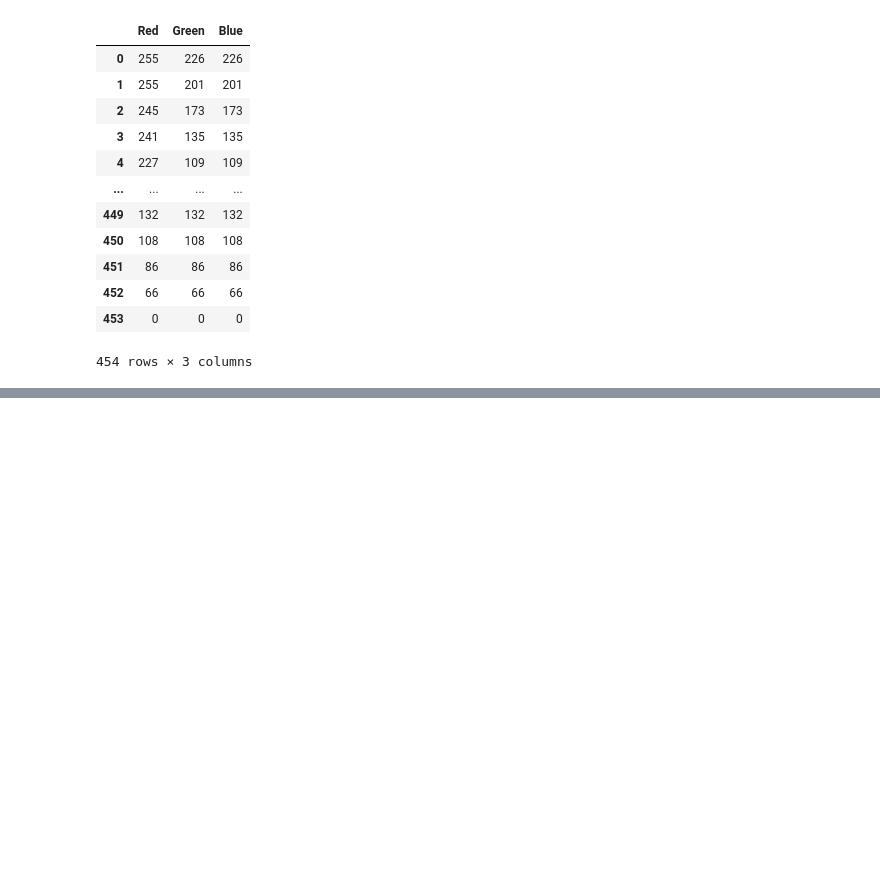
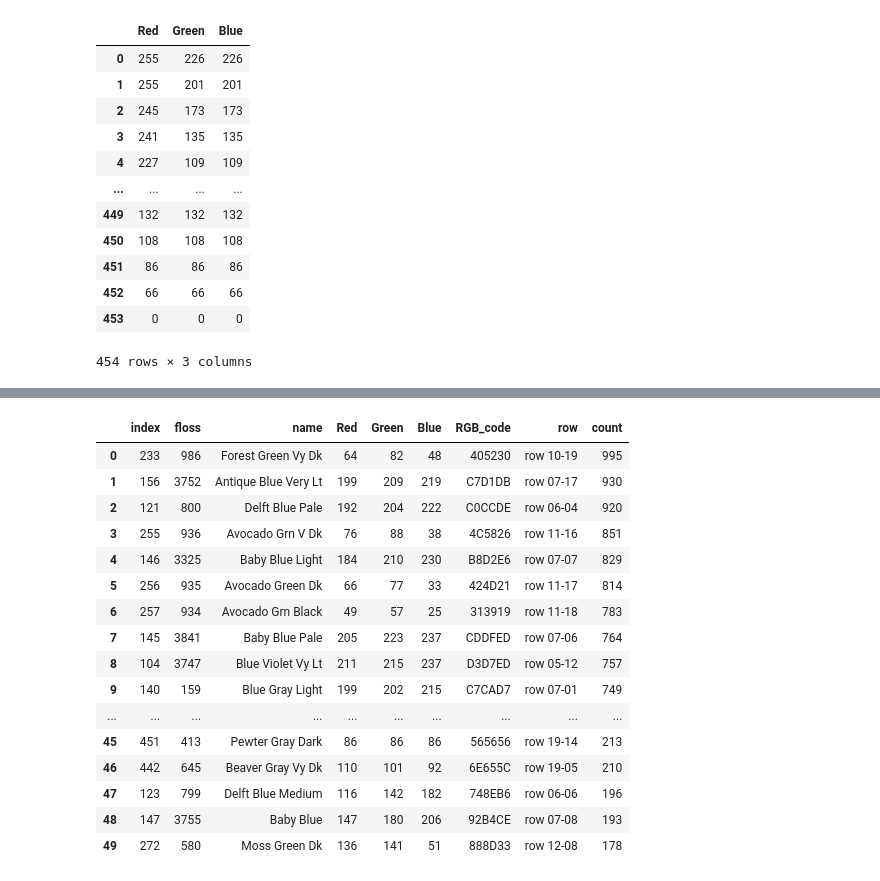
Before and after one commit to barbadosaloe/Dissertation, a Jupyter notebook: try.ipynb, the cells around one changed output, grey strips where cells are left out. Cells and saved outputs as stored; diff of their text form; code cells hidden in the pictures; blank space fills up the shorter version.

```diff
--- a/try.ipynb
+++ b/try.ipynb
@@ -97,0 +102,20 @@ rgb_matrix
+# %%
+col_num = img_resize_np.shape[0]
+row_num = img_resize_np.shape[1]
+palette_num = rgb_matrix.shape[0]
+# %%
+rgb_count = []
+for i in range(palette_num):
+    c_i = np.array(rgb_matrix.loc[i])
+    n_i = 0
+    for row in range(row_num):
+        for col in range(col_num):
+            x = img_resize_np[row][col]
+            dist = np.linalg.norm(x - c_i)
+            if dist <= 20:
+                n_i += 1
+    rgb_count.append(n_i)
+# %%
+rgb_palette = dmc_rgb.copy()
+rgb_palette["count"] = rgb_count
+rgb_palette
@@ -97,0 +136,23 @@ rgb_matrix
+# %%
+rgb_sorted = rgb_palette.sort_values(by = ["count"], ascending = False)
+rgb_init = rgb_sorted.head(50).reset_index()
+# %%
+rgb_init
+# %% [output]
+|  | index | floss | name | Red | Green | Blue | RGB_code | row | count |
+| 0 | 233 | 986 | Forest Green Vy Dk | 64 | 82 | 48 | 405230 | row 10-19 | 995 |
+| 1 | 156 | 3752 | Antique Blue Very Lt | 199 | 209 | 219 | C7D1DB | row 07-17 | 930 |
+| 2 | 121 | 800 | Delft Blue Pale | 192 | 204 | 222 | C0CCDE | row 06-04 | 920 |
+| 3 | 255 | 936 | Avocado Grn V Dk | 76 | 88 | 38 | 4C5826 | row 11-16 | 851 |
+| 4 | 146 | 3325 | Baby Blue Light | 184 | 210 | 230 | B8D2E6 | row 07-07 | 829 |
+| 5 | 256 | 935 | Avocado Green Dk | 66 | 77 | 33 | 424D21 | row 11-17 | 814 |
+| 6 | 257 | 934 | Avocado Grn Black | 49 | 57 | 25 | 313919 | row 11-18 | 783 |
+| 7 | 145 | 3841 | Baby Blue Pale | 205 | 223 | 237 | CDDFED | row 07-06 | 764 |
+| 8 | 104 | 3747 | Blue Violet Vy Lt | 211 | 215 | 237 | D3D7ED | row 05-12 | 757 |
+| 9 | 140 | 159 | Blue Gray Light | 199 | 202 | 215 | C7CAD7 | row 07-01 | 749 |
+| ... | ... | ... | ... | ... | ... | ... | ... | ... | ... |
+| 45 | 451 | 413 | Pewter Gray Dark | 86 | 86 | 86 | 565656 | row 19-14 | 213 |
+| 46 | 442 | 645 | Beaver Gray Vy Dk | 110 | 101 | 92 | 6E655C | row 19-05 | 210 |
+| 47 | 123 | 799 | Delft Blue Medium | 116 | 142 | 182 | 748EB6 | row 06-06 | 196 |
+| 48 | 147 | 3755 | Baby Blue | 147 | 180 | 206 | 92B4CE | row 07-08 | 193 |
+| 49 | 272 | 580 | Moss Green Dk | 136 | 141 | 51 | 888D33 | row 12-08 | 178 |
```
Also changed, not shown: parts of 21 cells of this notebook, 1 other file.
